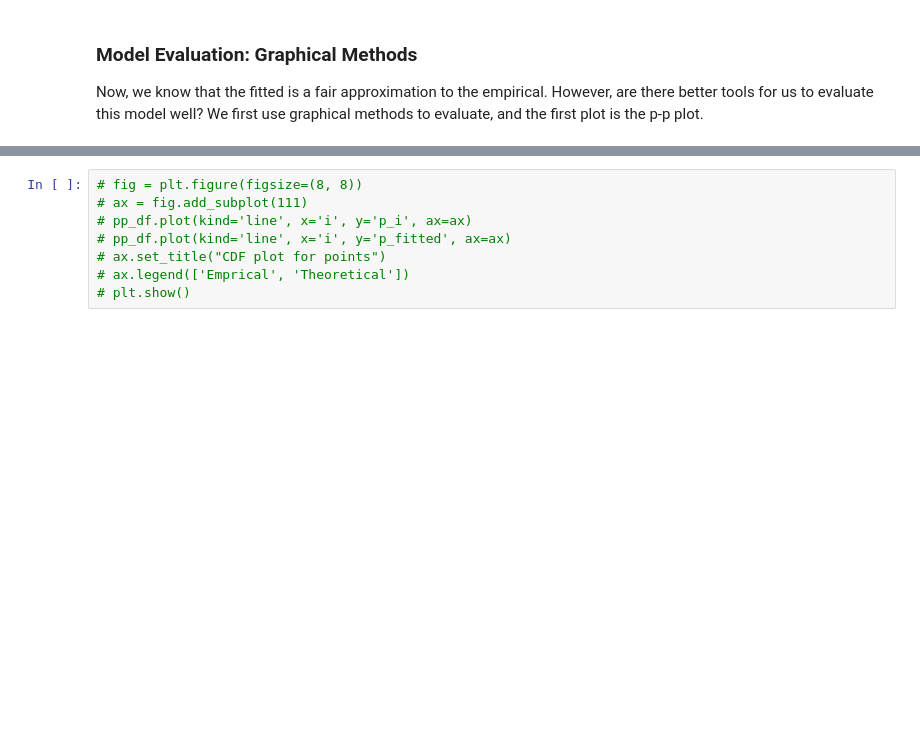
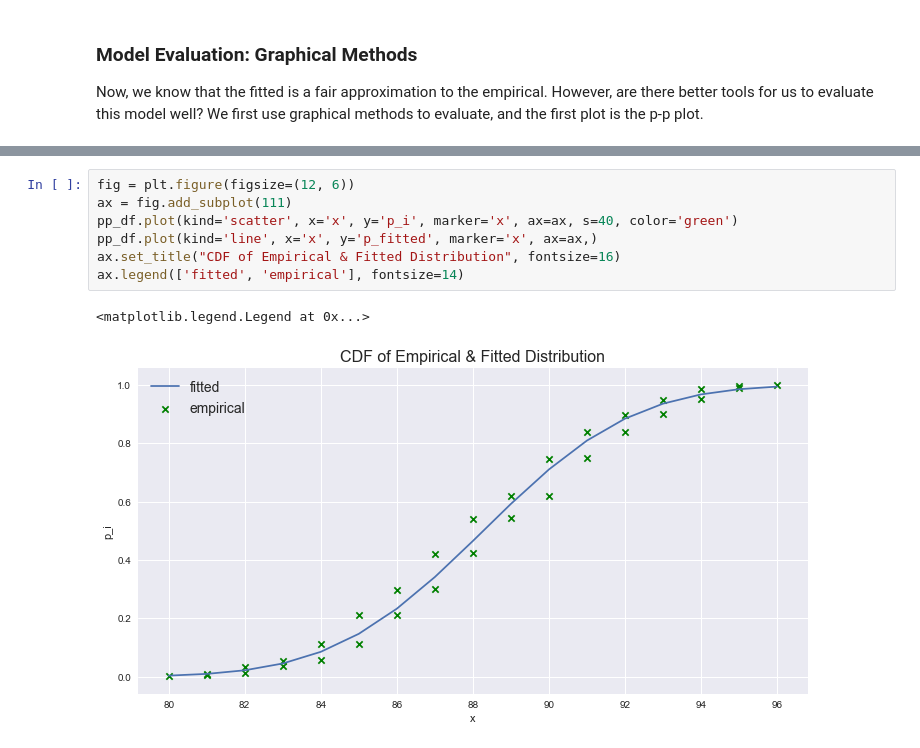
Before and after one commit to bryanblackbee/ds-learning-journey, a Jupyter notebook: jupyter_notebook/probability-and-statistics/studies/in-progress/wines.ipynb, the cells around one changed output, grey strips where cells are left out. Saved outputs shown, nothing was run; the diff lists cells and outputs as text; blank space fills up the shorter version.

```diff
--- a/jupyter_notebook/probability-and-statistics/studies/in-progress/wines.ipynb
+++ b/jupyter_notebook/probability-and-statistics/studies/in-progress/wines.ipynb
@@ -119,8 +155,10 @@ Text(0.5,1,'p-p plot for points')
 # %%
-# fig = plt.figure(figsize=(8, 8))
-# ax = fig.add_subplot(111)
-# pp_df.plot(kind='line', x='i', y='p_i', ax=ax)
-# pp_df.plot(kind='line', x='i', y='p_fitted', ax=ax)
-# ax.set_title("CDF plot for points")
-# ax.legend(['Emprical', 'Theoretical'])
-# plt.show()
+fig = plt.figure(figsize=(12, 6))
+ax = fig.add_subplot(111)
+pp_df.plot(kind='scatter', x='x', y='p_i', marker='x', ax=ax, s=40, color='green')
+pp_df.plot(kind='line', x='x', y='p_fitted', marker='x', ax=ax,)
+ax.set_title("CDF of Empirical & Fitted Distribution", fontsize=16)
+ax.legend(['fitted', 'empirical'], fontsize=14)
+# %% [output]
+<matplotlib.legend.Legend at 0x...>
+[figure, added]
```
Also changed, not shown: parts of 9 cells of this notebook.
